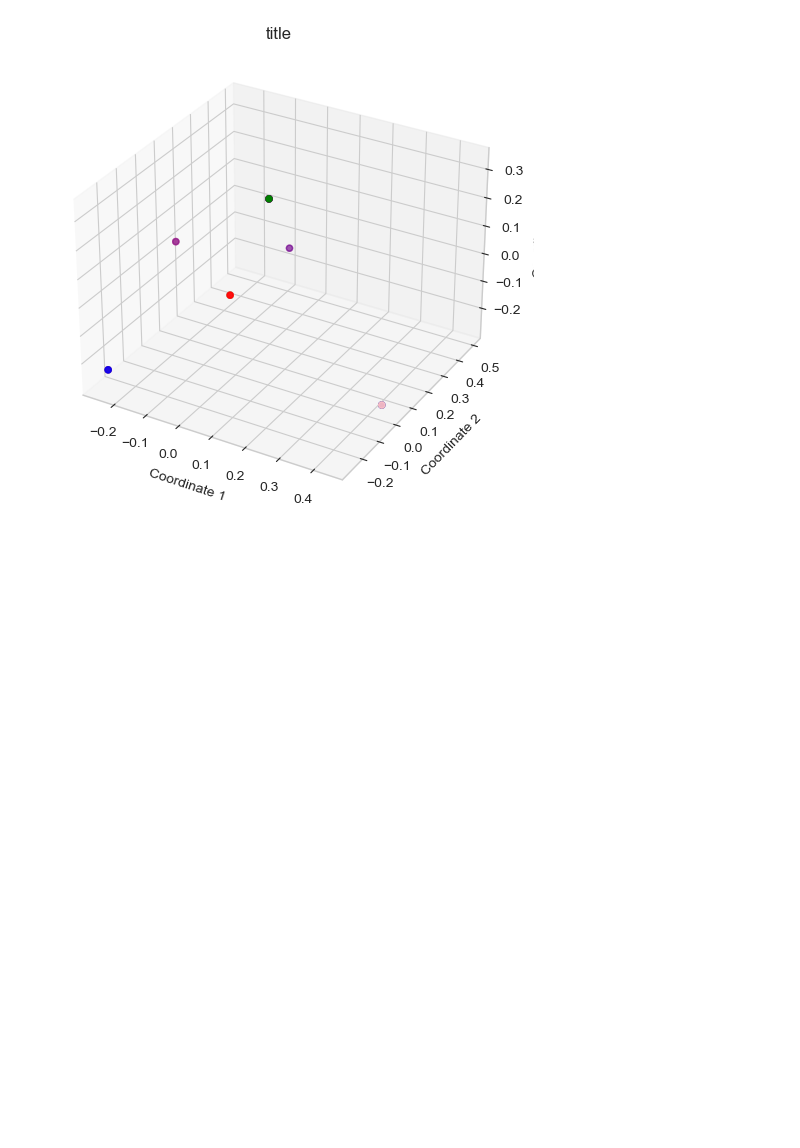
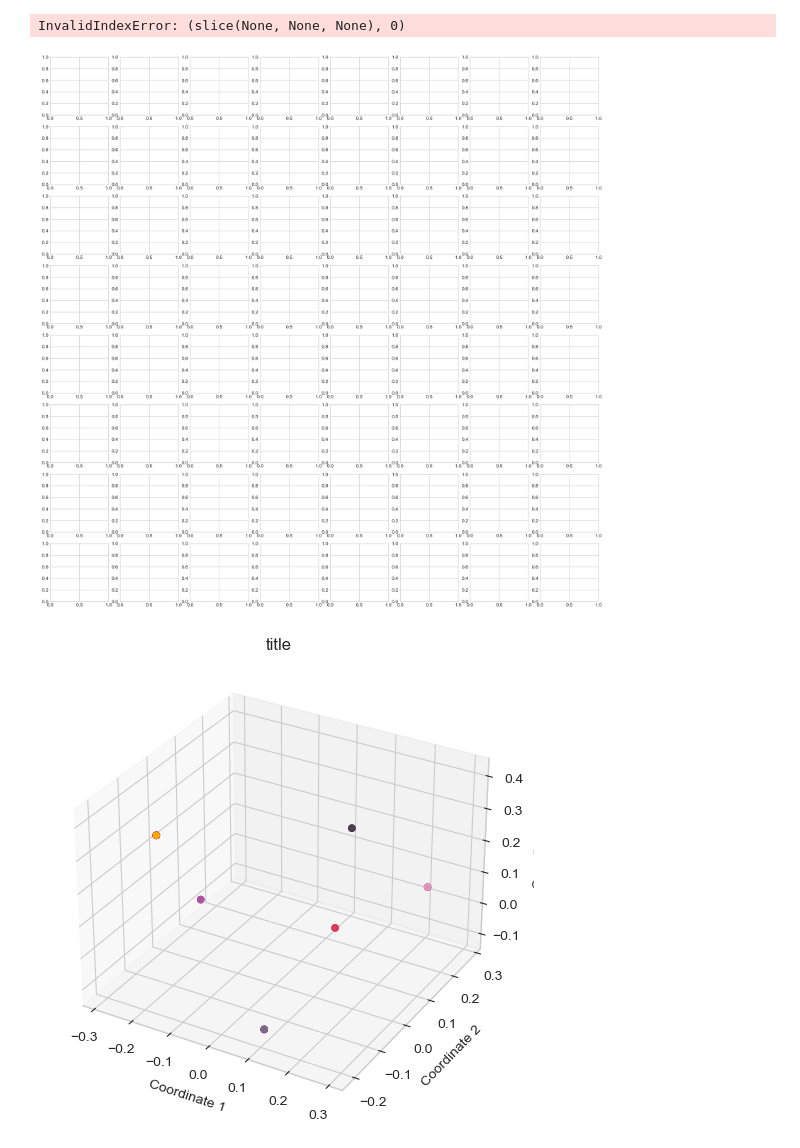
Before and after one commit to shanelee2027/Eyeball232Project, a Jupyter notebook: LE.ipynb, the cells around one changed output. Drawn from its saved outputs; the diff is of its cells as text; code cells hidden in the pictures; blank space fills up the shorter version.

```diff
--- a/LE.ipynb
+++ b/LE.ipynb
@@ -69,10 +92,50 @@ sns.regplot(x='x',
+# %%
+indicators = ['N', 'D', 'G', 'C', 'A', 'H', 'M', 'O']
+
+# Create an 8x8 grid of subplots
+fig, axes = plt.subplots(8, 8, figsize=(20, 20))
+
+# Iterate over the grid of subplots (8x8)
+for i in range(8):
+    for j in range(8):
+        # Select two indicator variables to compare
+        var1 = indicators[i]
+        var2 = indicators[j]
+
+        # Filter the data for the two indicator variables
+        # Points where var1 == 1 and var2 == 0 (first class)
+        class_1 = df2[(df2[var1] == 1) & (df2[var2] == 0)]
+        # Points where var1 == 0 and var2 == 1 (second class)
+        class_2 = df2[(df2[var1] == 0) & (df2[var2] == 1)]
+
+        # Scatter plot for the first class (using color 'red')
+        axes[i, j].scatter(class_1[:, 0], class_1[:, 1], color='red', label=var1, alpha=0.2)
+
+        # Scatter plot for the second class (using color 'blue')
+        axes[i, j].scatter(class_2[:, 0], class_2[:, 1], color='blue', label=var2, alpha=0.2)
+
+        # Set plot labels
+        axes[i, j].set_xlabel('x')
+        axes[i, j].set_ylabel('y')
+        axes[i, j].set_title(f'{var1} vs {var2}')
+
+        # Optionally add a legend
+        axes[i, j].legend()
+
+# Adjust layout for better spacing
+plt.tight_layout()
+plt.show()
+plt.clf()
+# %% [output]
+InvalidIndexError: (slice(None, None, None), 0)
+[figure, added]
 # %%
 
 plt.style.use('seaborn-whitegrid')
 fig = plt.figure(figsize=(10,6))
 ax = fig.add_subplot(111, projection="3d")
 
-ax.scatter(df['x'], df['y'], df['z'], c = colors, cmap = None)
+ax.scatter(df2['x'], df2['y'], df2['z'], c = colors, cmap = None)
 plt.grid(True)
 ax.axis('on')
 plt.title("title")
@@ -81,4 +144,4 @@ ax.set_ylabel('Coordinate {}'.format(2))
 ax.set_zlabel('Coordinate {}'.format(3))
 plt.show()
 # %% [output]
-[figure, old version]
+[figure, new version]
```
Also changed, not shown: parts of 7 cells of this notebook.
